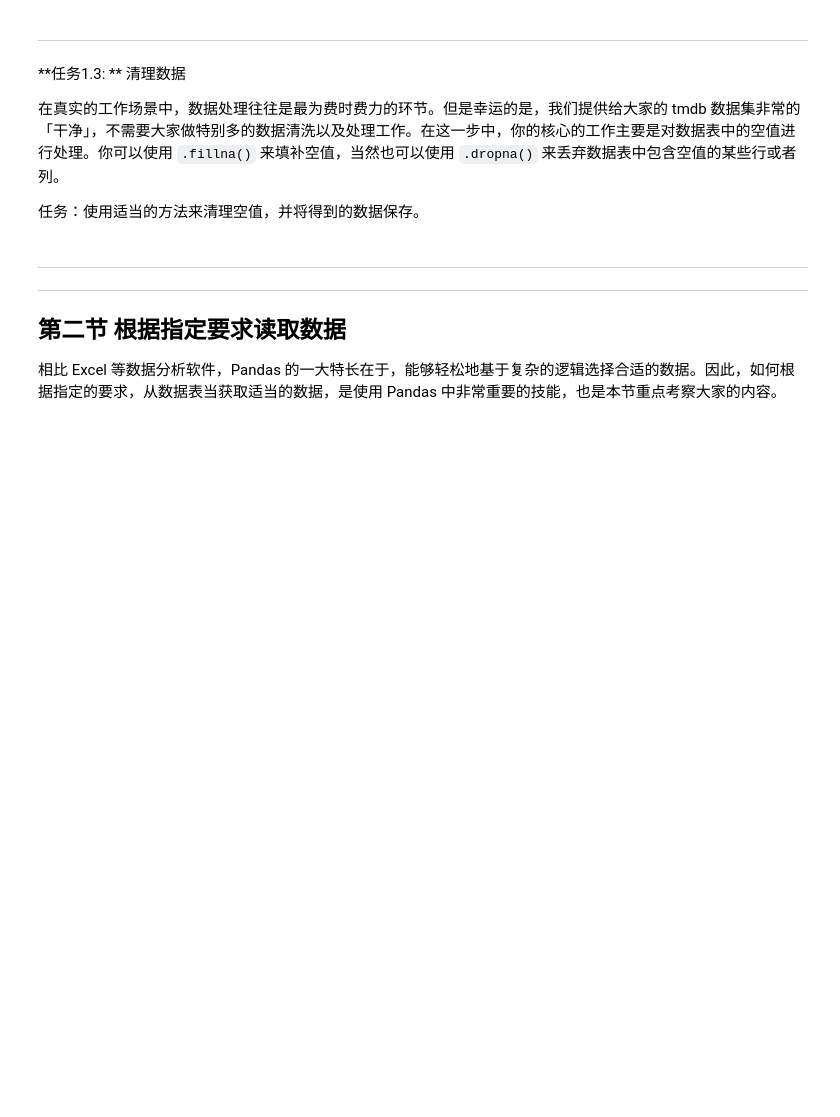
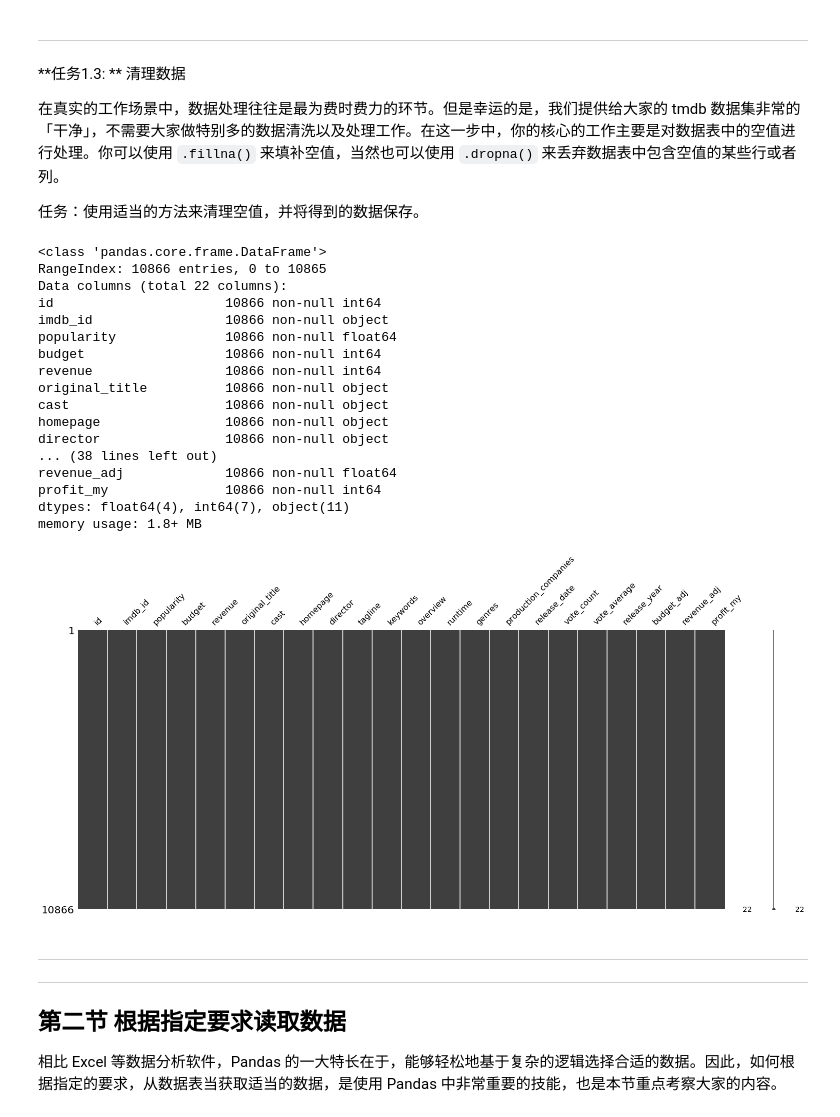
Before and after one commit to AI-System/ai-learning-material-old, a Jupyter notebook: Projects/MovieDataset/Explore Movie Dataset.ipynb, the cells around one changed output. Saved outputs shown, nothing was run; the diff lists cells and outputs as text; code cells hidden in the pictures; blank space fills up the shorter version.

Commit message:
update movie dataset

```diff
--- a/Projects/MovieDataset/Explore Movie Dataset.ipynb
+++ b/Projects/MovieDataset/Explore Movie Dataset.ipynb
@@ -85,29 +85,49 @@ display(movie_data.tail(3))
 # %%
 # movie_data.dropna(axis = 0, inplace = True)
 # movie_data.dropna(axis = 1, inplace = True)
 # movie_data
-# movie_data.info()
+movie_data.info()
 
 # 尝试1 报错！
 # movie_data.interpolate(method = 'linear', axis = 1, inplace = True)
 # movie_data.interpolate(method = 'linear', axis = 0, inplace = True)
 
-# 尝试2 如果这样的话，那么最后一个如果是NaN如何处理，老师？
+# 尝试2 先进性列的向后填充
 movie_data.fillna(method = 'backfill', axis = 0 , inplace = True)
 
 # 尝试3：同时行和列处理会报错这里
 # movie_data.fillna(method = 'backfill', axis = 1 , inplace = True)
 
-# 为了能处理最后一个或者其他特殊值，我需要再前向填充
+# 为了能处理最后一个或者其他特殊值，在进行列的向前填充
 movie_data.fillna(method = 'ffill', axis = 0 , inplace = True)
 
 # 尝试4：行和列不能同时使用，否则会报错
 # movie_data.fillna(method = 'ffill', axis = 1 , inplace = True)
 
-# 尝试5： 这里即使在最上面导入了，也无效：import missingno as msno
-# msno.matrix(movie_data)
+# 尝试5： 本地安装 missingno 后并import导入, 正常显示
+import missingno as msno
+msno.matrix(movie_data)
 
-# movie_data.info()
+movie_data.info()
+# %% [output]
+<class 'pandas.core.frame.DataFrame'>
+RangeIndex: 10866 entries, 0 to 10865
+Data columns (total 22 columns):
+id                      10866 non-null int64
+imdb_id                 10866 non-null object
+popularity              10866 non-null float64
+budget                  10866 non-null int64
+revenue                 10866 non-null int64
+original_title          10866 non-null object
+cast                    10866 non-null object
+homepage                10866 non-null object
+director                10866 non-null object
+... (38 lines left out)
+revenue_adj             10866 non-null float64
+profit_my               10866 non-null int64
+dtypes: float64(4), int64(7), object(11)
+memory usage: 1.8+ MB
+[figure, added]
 # %% [markdown]
 ---
 
```
Also changed, not shown: parts of 3 cells of this notebook.
